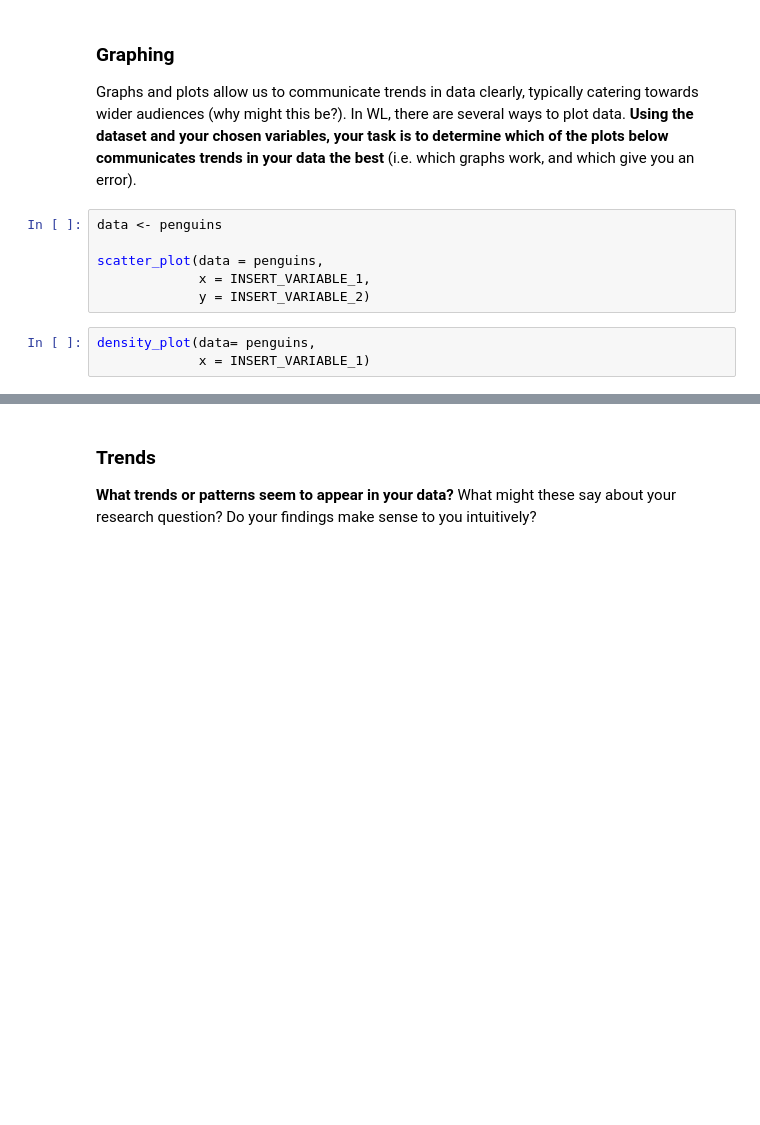
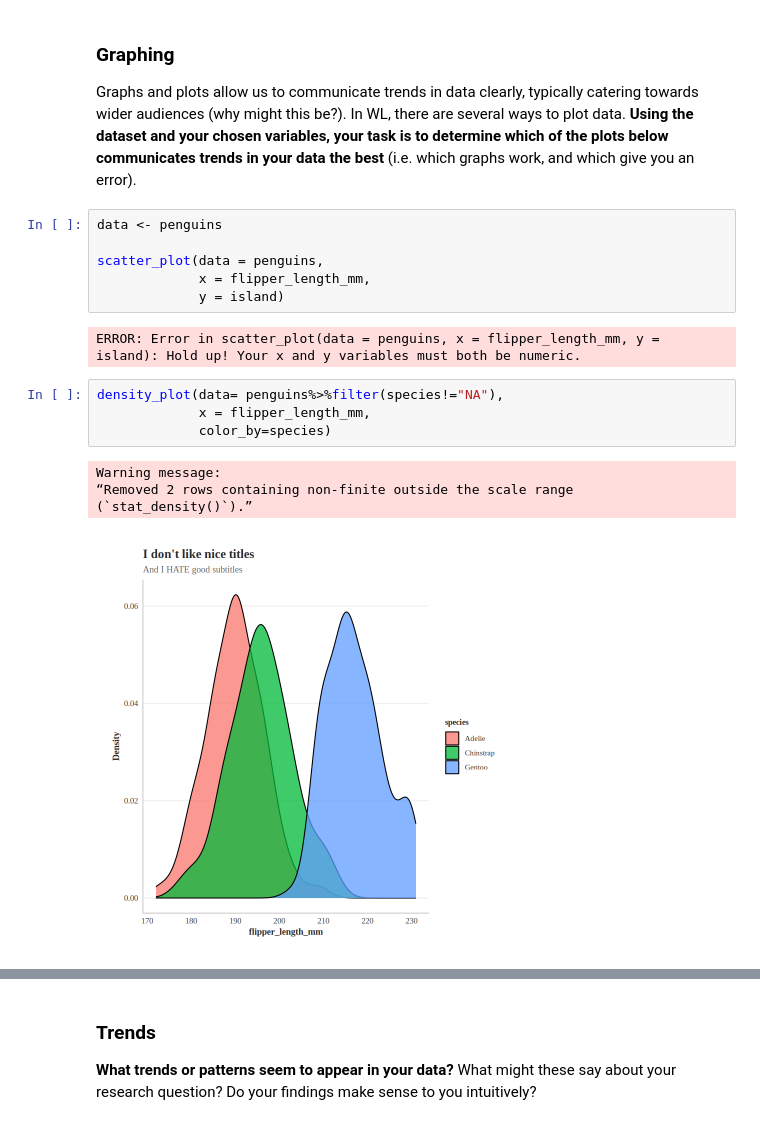
Before and after one commit to stella2027-sys/Unit0, a Jupyter notebook: ApResearchCT_BIO.ipynb, the cells around one changed output, grey strips where cells are left out. Drawn from its saved outputs; the diff is of its cells as text; blank space fills up the shorter version.

```diff
--- a/ApResearchCT_BIO.ipynb
+++ b/ApResearchCT_BIO.ipynb
@@ -129,10 +144,18 @@ Graphs and plots allow us to communicate trends in data clearly, typically cater
 data <- penguins
 
 scatter_plot(data = penguins,
-             x = INSERT_VARIABLE_1,
-             y = INSERT_VARIABLE_2)
+             x = flipper_length_mm,
+             y = island)
+# %% [output]
+ERROR: Error in scatter_plot(data = penguins, x = flipper_length_mm, y = island): Hold up! Your x and y variables must both be numeric.
 # %%
-density_plot(data= penguins,
-             x = INSERT_VARIABLE_1)
+density_plot(data= penguins%>%filter(species!="NA"),
+             x = flipper_length_mm,
+             color_by=species)
+# %% [output]
+Warning message:
+“Removed 2 rows containing non-finite outside the scale range
+(`stat_density()`).”
+[figure, added]
 # %%
 box_plot(data = penguins,
```
Also changed, not shown: parts of 21 cells of this notebook.
